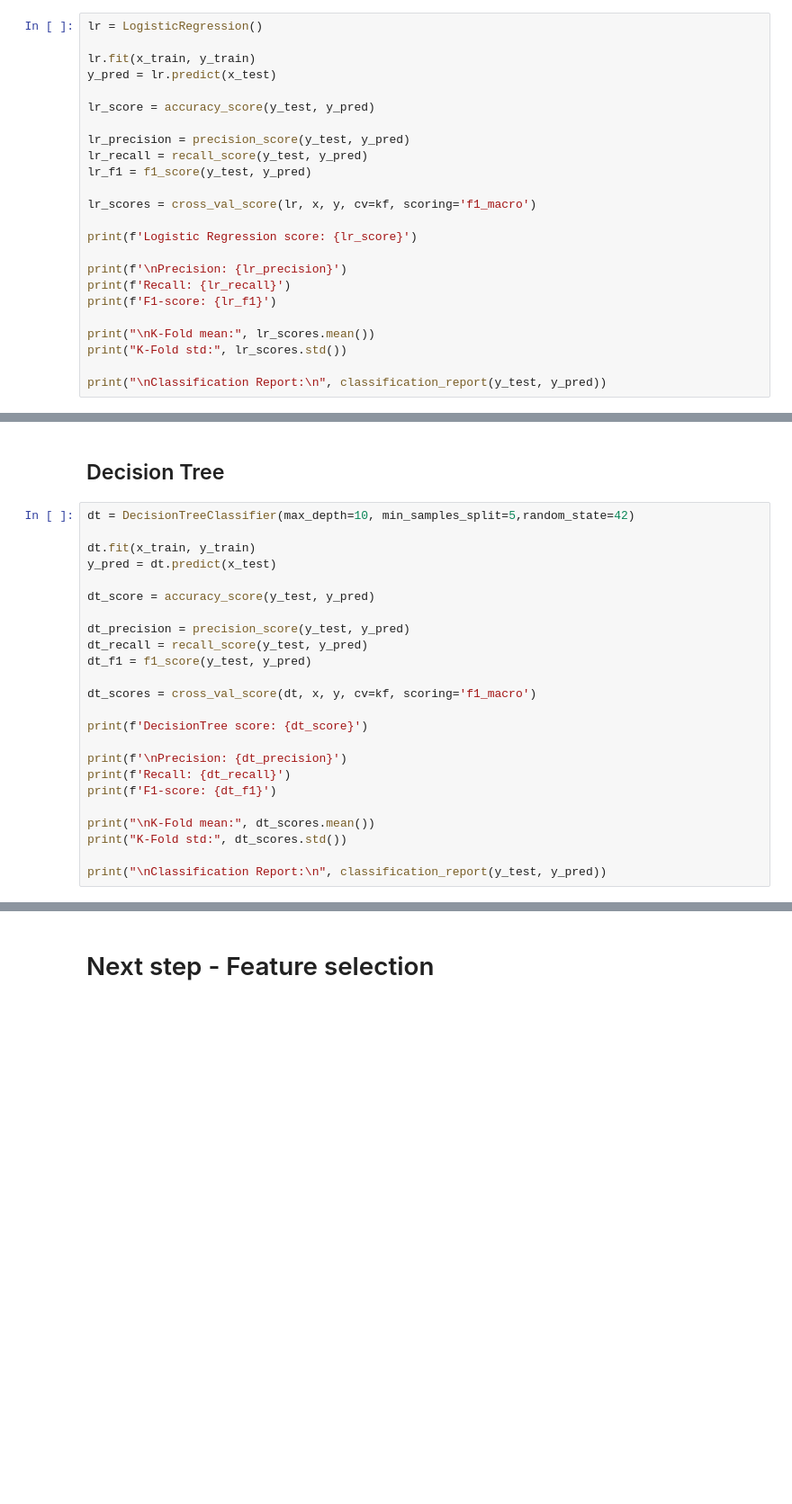
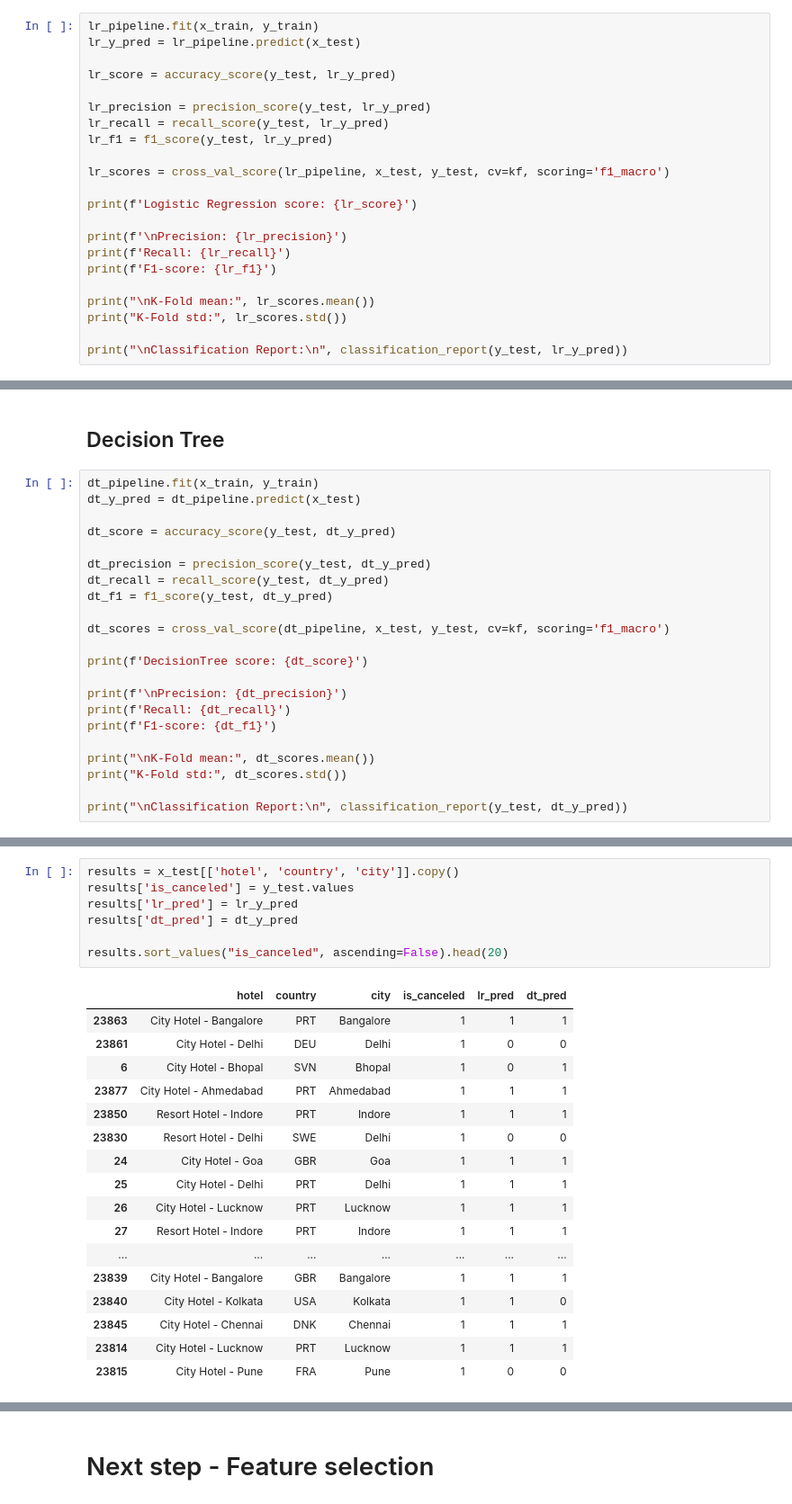
Before and after one commit to Mirzalimov-Ali/SML_hotel_booking_prediction, a Jupyter notebook: notebooks/base_model_training.ipynb, the cells around one changed output, grey strips where cells are left out. Shown at 90% size. Cells and saved outputs as stored; diff of their text form; blank space fills up the shorter version.

```diff
--- a/notebooks/base_model_training.ipynb
+++ b/notebooks/base_model_training.ipynb
@@ -116,18 +150,16 @@ from sklearn.linear_model import (
 # %% [markdown]
 ## Logistic Regression
 # %%
-lr = LogisticRegression()
+lr_pipeline.fit(x_train, y_train)
+lr_y_pred = lr_pipeline.predict(x_test)
 
-lr.fit(x_train, y_train)
-y_pred = lr.predict(x_test)
+lr_score = accuracy_score(y_test, lr_y_pred)
 
-lr_score = accuracy_score(y_test, y_pred)
+lr_precision = precision_score(y_test, lr_y_pred)
+lr_recall = recall_score(y_test, lr_y_pred)
+lr_f1 = f1_score(y_test, lr_y_pred)
 
-lr_precision = precision_score(y_test, y_pred)
-lr_recall = recall_score(y_test, y_pred)
-lr_f1 = f1_score(y_test, y_pred)
-
-lr_scores = cross_val_score(lr, x, y, cv=kf, scoring='f1_macro')
+lr_scores = cross_val_score(lr_pipeline, x_test, y_test, cv=kf, scoring='f1_macro')
 
 print(f'Logistic Regression score: {lr_score}')
 
@@ -138,5 +170,5 @@ print(f'F1-score: {lr_f1}')
 print("\nK-Fold mean:", lr_scores.mean())
 print("K-Fold std:", lr_scores.std())
 
-print("\nClassification Report:\n", classification_report(y_test, y_pred))
+print("\nClassification Report:\n", classification_report(y_test, lr_y_pred))
 # %% [output]
@@ -313,18 +202,16 @@ from sklearn.tree import DecisionTreeClassifier
 # %% [markdown]
 ## Decision Tree
 # %%
-dt = DecisionTreeClassifier(max_depth=10, min_samples_split=5,random_state=42)
+dt_pipeline.fit(x_train, y_train)
+dt_y_pred = dt_pipeline.predict(x_test)
 
-dt.fit(x_train, y_train)
-y_pred = dt.predict(x_test)
+dt_score = accuracy_score(y_test, dt_y_pred)
 
-dt_score = accuracy_score(y_test, y_pred)
+dt_precision = precision_score(y_test, dt_y_pred)
+dt_recall = recall_score(y_test, dt_y_pred)
+dt_f1 = f1_score(y_test, dt_y_pred)
 
-dt_precision = precision_score(y_test, y_pred)
-dt_recall = recall_score(y_test, y_pred)
-dt_f1 = f1_score(y_test, y_pred)
-
-dt_scores = cross_val_score(dt, x, y, cv=kf, scoring='f1_macro')
+dt_scores = cross_val_score(dt_pipeline, x_test, y_test, cv=kf, scoring='f1_macro')
 
 print(f'DecisionTree score: {dt_score}')
 
@@ -335,5 +222,5 @@ print(f'F1-score: {dt_f1}')
 print("\nK-Fold mean:", dt_scores.mean())
 print("K-Fold std:", dt_scores.std())
 
-print("\nClassification Report:\n", classification_report(y_test, y_pred))
+print("\nClassification Report:\n", classification_report(y_test, dt_y_pred))
 # %% [output]
@@ -1389,0 +245,25 @@ console.print(table)
+# %%
+results = x_test[['hotel', 'country', 'city']].copy()
+results['is_canceled'] = y_test.values
+results['lr_pred'] = lr_y_pred
+results['dt_pred'] = dt_y_pred
+
+results.sort_values("is_canceled", ascending=False).head(20)
+# %% [output]
+|  | hotel | country | city | is_canceled | lr_pred | dt_pred |
+| 23863 | City Hotel - Bangalore | PRT | Bangalore | 1 | 1 | 1 |
+| 23861 | City Hotel - Delhi | DEU | Delhi | 1 | 0 | 0 |
+| 6 | City Hotel - Bhopal | SVN | Bhopal | 1 | 0 | 1 |
+| 23877 | City Hotel - Ahmedabad | PRT | Ahmedabad | 1 | 1 | 1 |
+| 23850 | Resort Hotel - Indore | PRT | Indore | 1 | 1 | 1 |
+| 23830 | Resort Hotel - Delhi | SWE | Delhi | 1 | 0 | 0 |
+| 24 | City Hotel - Goa | GBR | Goa | 1 | 1 | 1 |
+| 25 | City Hotel - Delhi | PRT | Delhi | 1 | 1 | 1 |
+| 26 | City Hotel - Lucknow | PRT | Lucknow | 1 | 1 | 1 |
+| 27 | Resort Hotel - Indore | PRT | Indore | 1 | 1 | 1 |
+| ... | ... | ... | ... | ... | ... | ... |
+| 23839 | City Hotel - Bangalore | GBR | Bangalore | 1 | 1 | 1 |
+| 23840 | City Hotel - Kolkata | USA | Kolkata | 1 | 1 | 0 |
+| 23845 | City Hotel - Chennai | DNK | Chennai | 1 | 1 | 1 |
+| 23814 | City Hotel - Lucknow | PRT | Lucknow | 1 | 1 | 1 |
+| 23815 | City Hotel - Pune | FRA | Pune | 1 | 0 | 0 |
```
Also changed, not shown: parts of 74 cells of this notebook, 48 other files.
